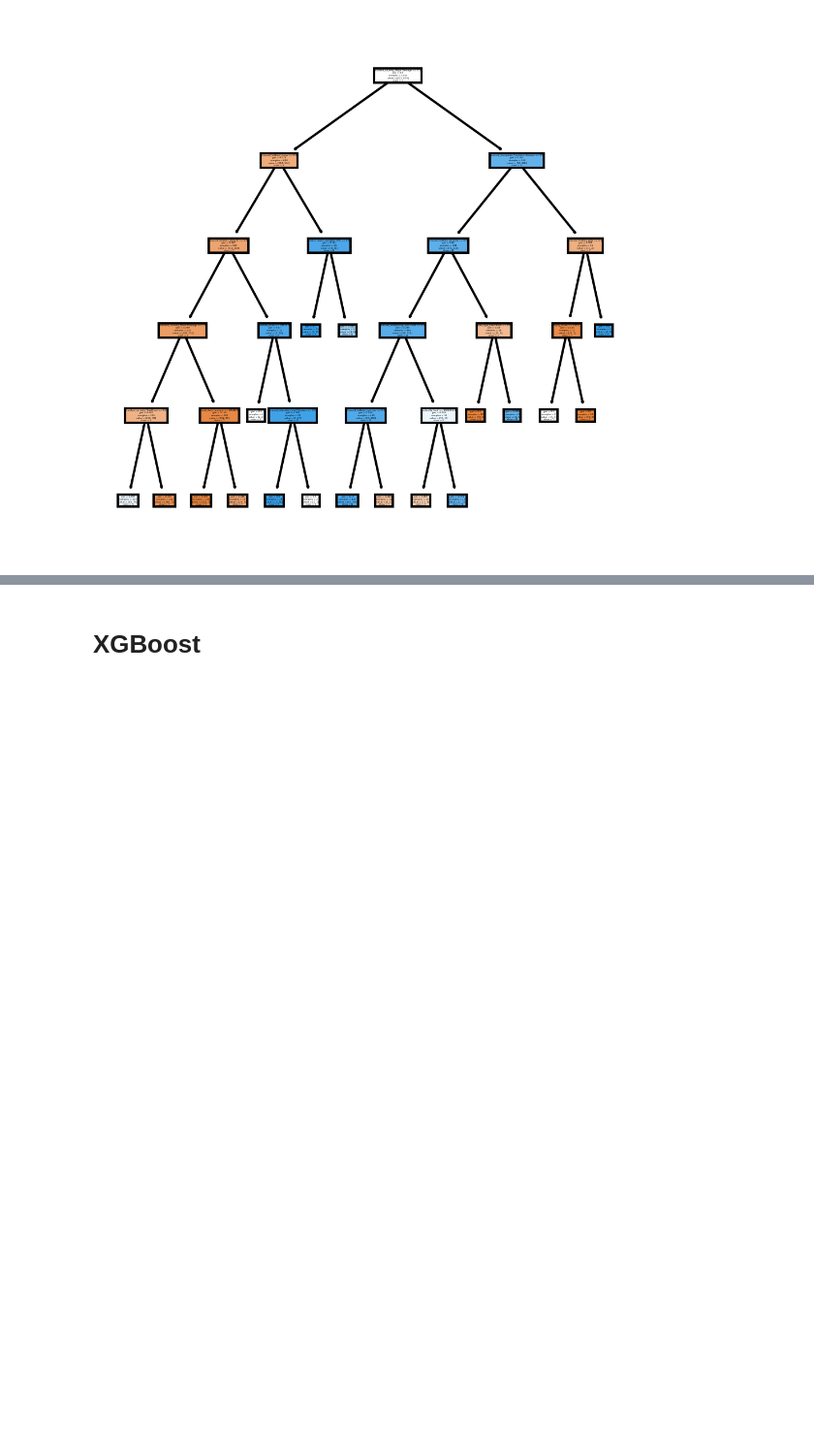
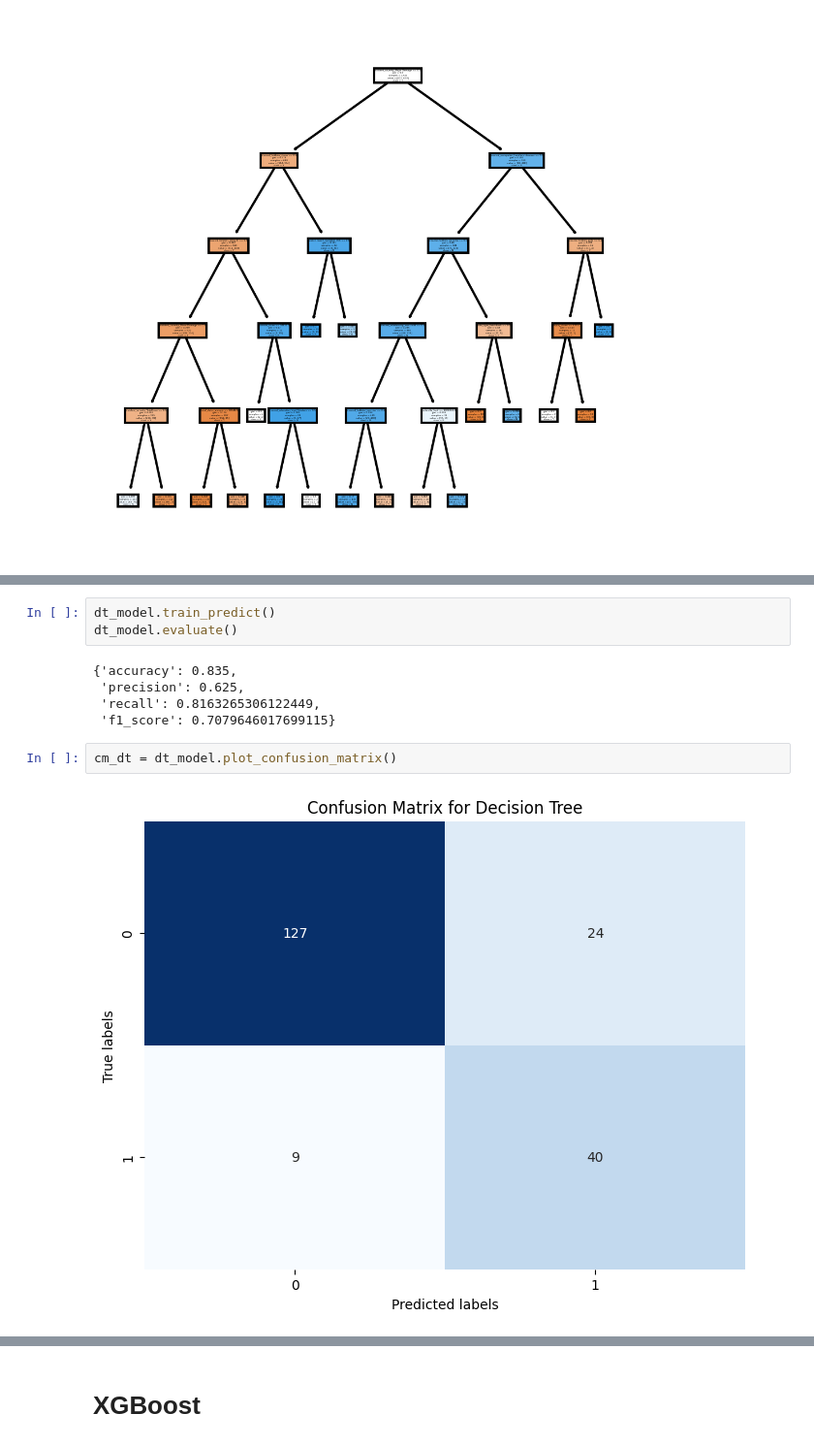
Before and after one commit to kevinchs0808/DSA4263-Project, a Jupyter notebook: main.ipynb, the cells around one changed output, grey strips where cells are left out. Shown at 97% size. Cells and saved outputs as stored; diff of their text form; blank space fills up the shorter version.

```diff
--- a/main.ipynb
+++ b/main.ipynb
@@ -336,0 +379,12 @@ tree.plot_tree(dt_model.model,
+# %%
+dt_model.train_predict()
+dt_model.evaluate()
+# %% [output]
+{'accuracy': 0.835,
+ 'precision': 0.625,
+ 'recall': 0.8163265306122449,
+ 'f1_score': 0.7079646017699115}
+# %%
+cm_dt = dt_model.plot_confusion_matrix()
+# %% [output]
+[figure, added]
```
Also changed, not shown: parts of 10 cells of this notebook.
